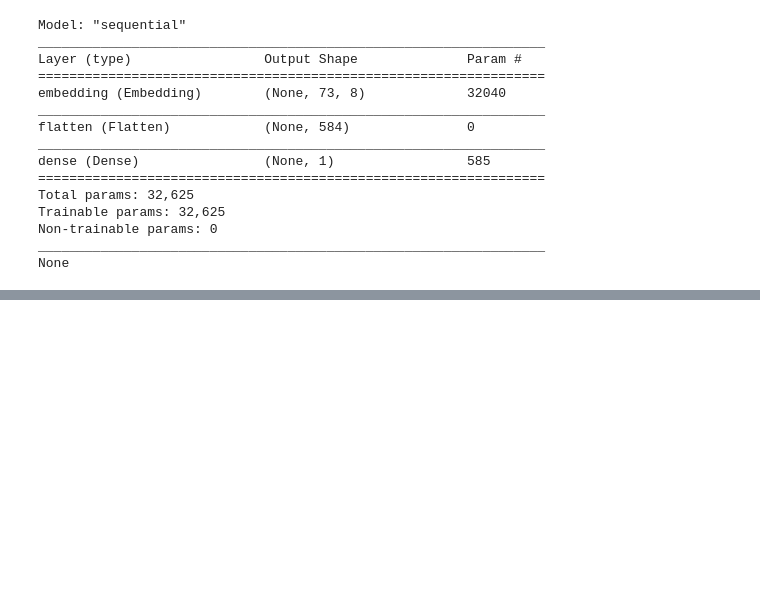
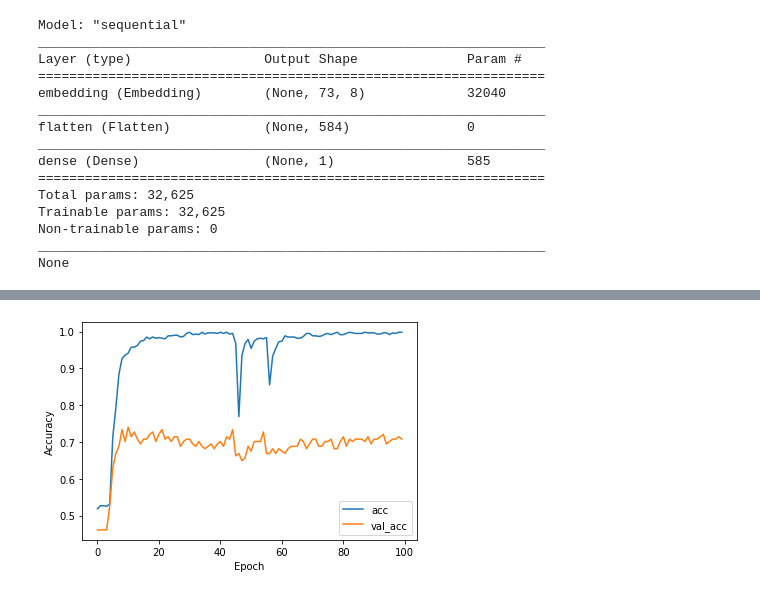
Before and after one commit to liproqq/bta_py, a Jupyter notebook: python_advanced/tag15/a2.ipynb, the cells around one changed output, grey strips where cells are left out. Drawn from its saved outputs; the diff is of its cells as text; code cells hidden in the pictures; blank space fills up the shorter version.

```diff
--- a/python_advanced/tag15/a2.ipynb
+++ b/python_advanced/tag15/a2.ipynb
@@ -157,7 +156,7 @@ model.add(Conv1D(32, kernel_size=2, activation='relu', padding='same'))
 model.add(Dropout(0.5))
 
 model.add(MaxPooling1D(pool_size=2))
-model.add(LSTM(64, activation='relu'))
+model.add(LSTM(128, activation='relu'))
 model.add(Dropout(0.5))
 
 model.add(Dense(1, activation='sigmoid'))
@@ -166,0 +164,9 @@ NameError: name 'Conv1D' is not defined
+# %%
+from sklearn.model_selection import train_test_split
+
+X_train, X_test, y_train, y_test = train_test_split(features, target,
+                                                    test_size=0.2,
+                                                    random_state=42)
+# %%
+history = model.fit(X_train, y_train, epochs=100,
+                    validation_data=(X_test, y_test))
@@ -166,0 +191,9 @@ NameError: name 'Conv1D' is not defined
+# %%
+plt.plot(history.history['acc'], label='acc')
+plt.plot(history.history['val_acc'], label='val_acc')
+plt.xlabel('Epoch')
+plt.ylabel('Accuracy')
+plt.legend()
+plt.show()
+# %% [output]
+[figure, added]
```
Also changed, not shown: parts of 6 cells of this notebook.
